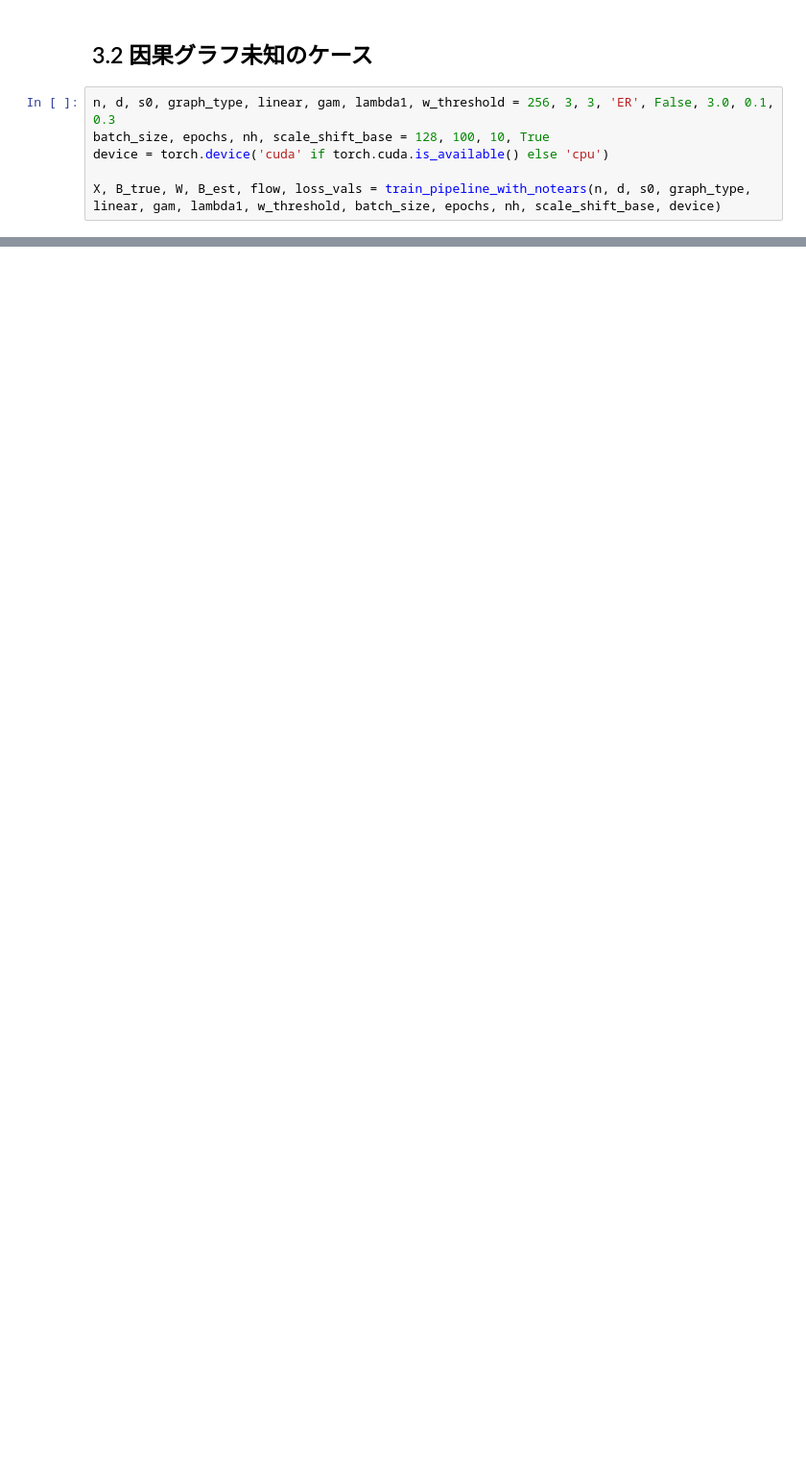
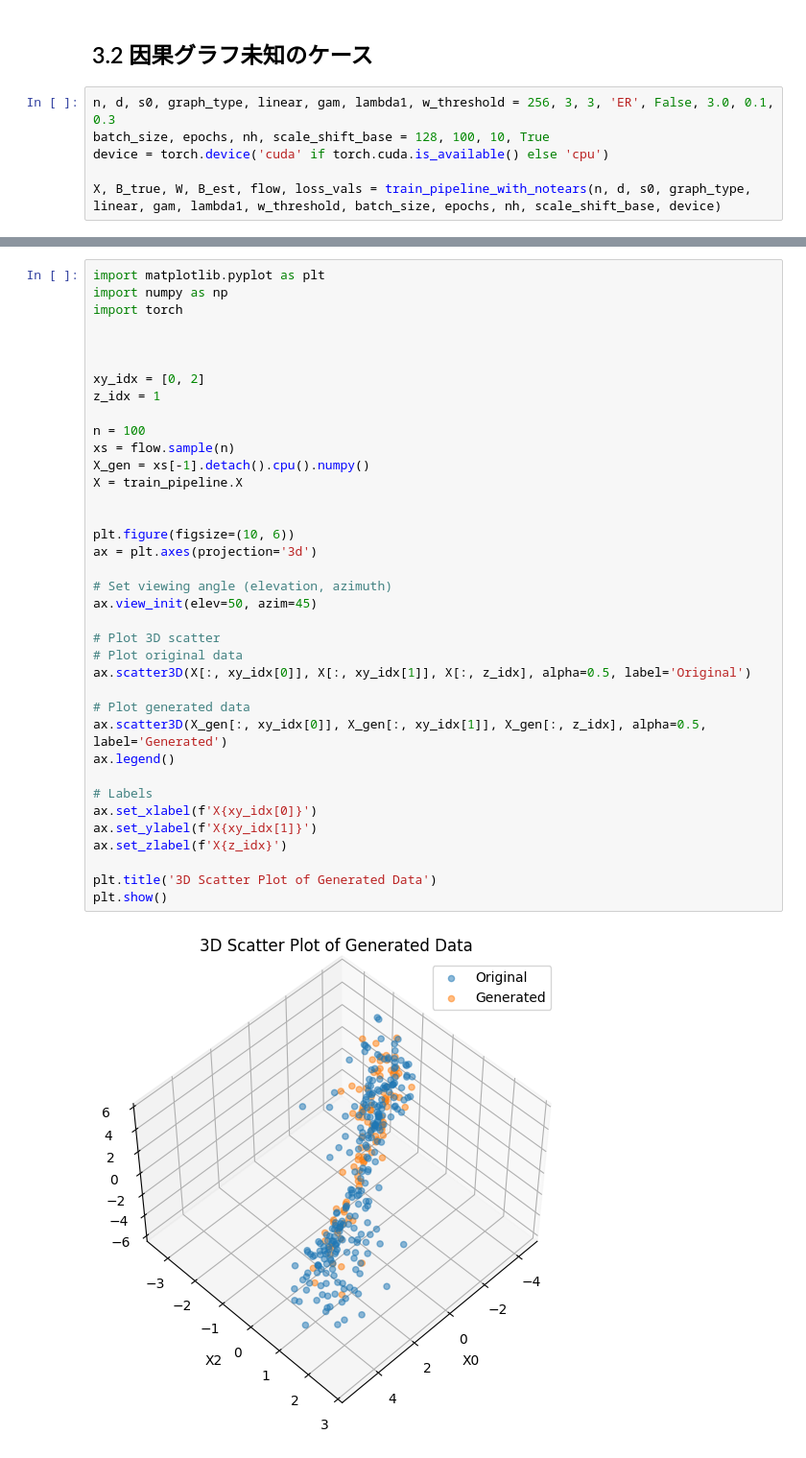
Before and after one commit to hashikun917/Diffusion, a Jupyter notebook: notebooks/250723正規化フローを用いた因果モデル学習とNOTEARSと組み合わせた場合の性能評価.ipynb, the cells around one changed output, grey strips where cells are left out. Shown: that part at 96% size. Cells and saved outputs as stored; diff of their text form; blank space fills up the shorter version.

```diff
--- a/notebooks/250723正規化フローを用いた因果モデル学習とNOTEARSと組み合わせた場合の性能評価.ipynb
+++ b/notebooks/250723正規化フローを用いた因果モデル学習とNOTEARSと組み合わせた場合の性能評価.ipynb
@@ -639,0 +743,39 @@ B_true, B_est
+# %%
+import matplotlib.pyplot as plt
+import numpy as np
+import torch
+
+
+
+xy_idx = [0, 2]
+z_idx = 1
+
+n = 100
+xs = flow.sample(n)
+X_gen = xs[-1].detach().cpu().numpy()
+X = train_pipeline.X
+
+
+plt.figure(figsize=(10, 6))
+ax = plt.axes(projection='3d')
+
+# Set viewing angle (elevation, azimuth)
+ax.view_init(elev=50, azim=45)
+
+# Plot 3D scatter
+# Plot original data
+ax.scatter3D(X[:, xy_idx[0]], X[:, xy_idx[1]], X[:, z_idx], alpha=0.5, label='Original')
+
+# Plot generated data
+ax.scatter3D(X_gen[:, xy_idx[0]], X_gen[:, xy_idx[1]], X_gen[:, z_idx], alpha=0.5, label='Generated')
+ax.legend()
+
+# Labels
+ax.set_xlabel(f'X{xy_idx[0]}')
+ax.set_ylabel(f'X{xy_idx[1]}')
+ax.set_zlabel(f'X{z_idx}')
+
+plt.title('3D Scatter Plot of Generated Data')
+plt.show()
+# %% [output]
+[figure, added]
```
Also changed, not shown: parts of 15 cells of this notebook, 11 other files.
